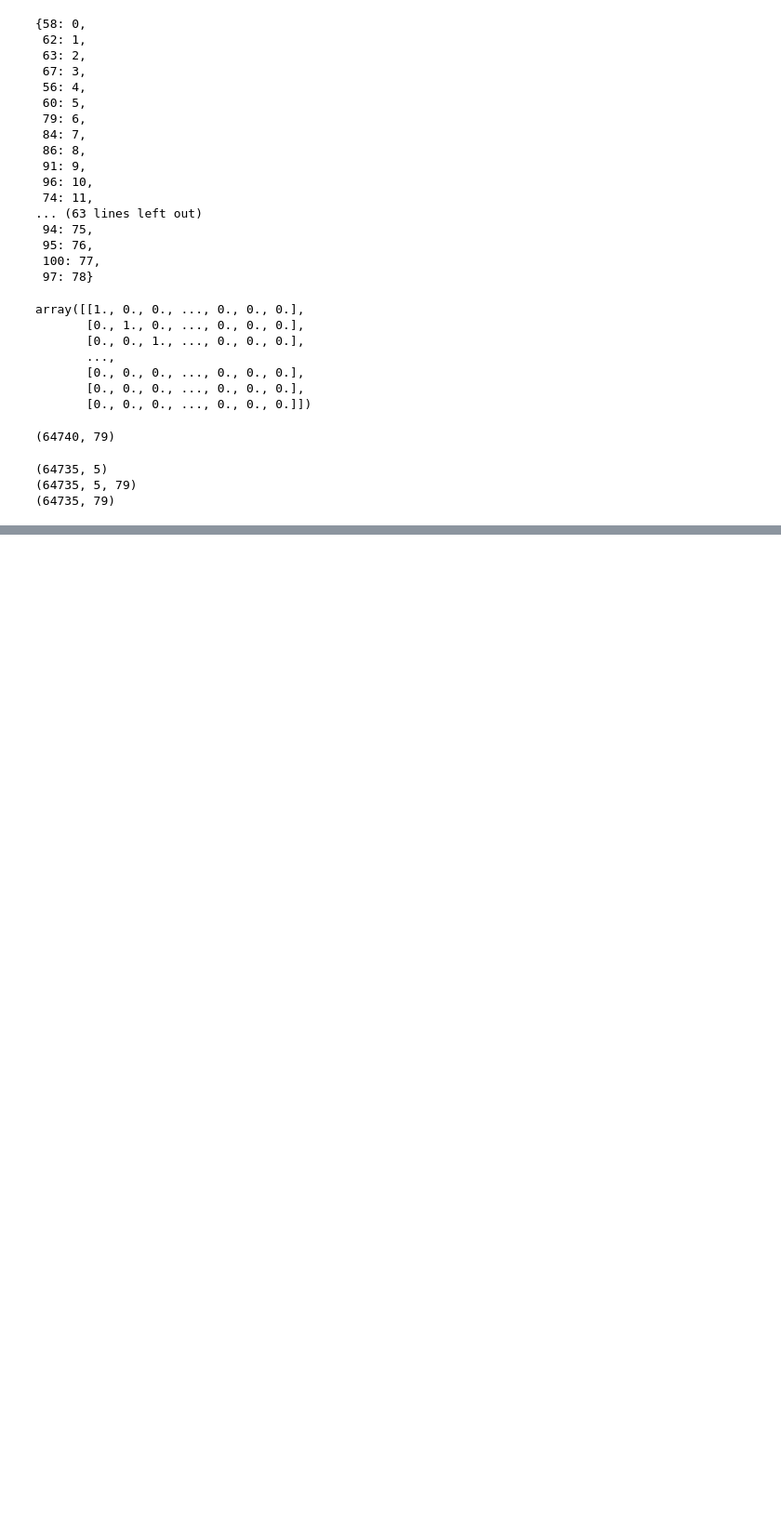
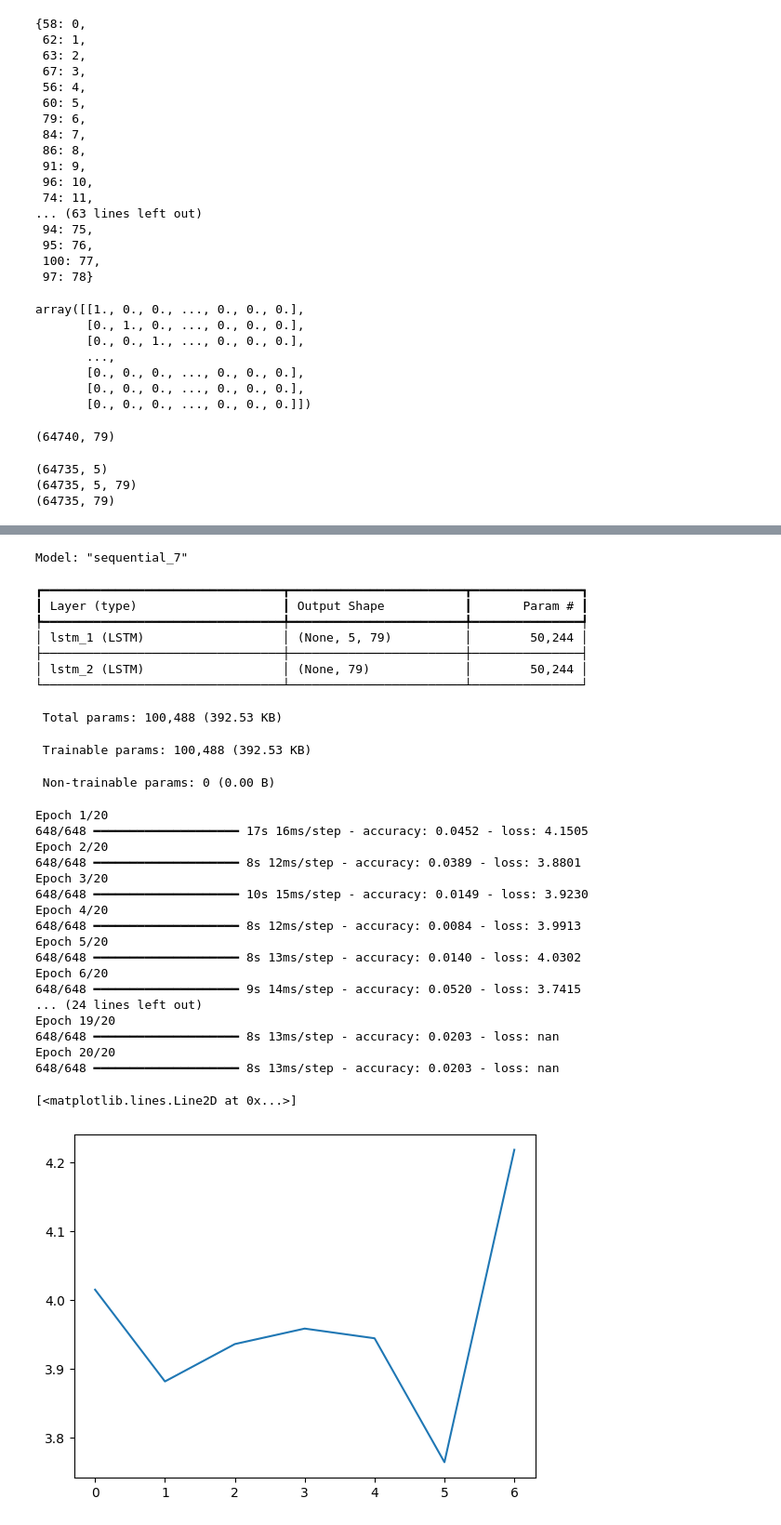
Before and after one commit to Valentin-dB/DD2424-MusicGen, a Jupyter notebook: RNN_VS_LSTM.ipynb, the cells around one changed output, grey strips where cells are left out. Shown at 93% size. Saved outputs shown, nothing was run; the diff lists cells and outputs as text; code cells hidden in the pictures; blank space fills up the shorter version.

```diff
--- a/RNN_VS_LSTM.ipynb
+++ b/RNN_VS_LSTM.ipynb
@@ -244,0 +374,44 @@ Epoch 20/20
+# %%
+model = Sequential()
+dim = len(dict_notes)
+model.add(LSTM(units=dim, input_shape=(5,dim), return_sequences=True))  # First LSTM layer with return_sequences=True
+model.add(LSTM(units=dim))  # Second LSTM layer (no return_sequences=True as it's the last layer)
+model.summary()
+
+model.compile(optimizer='adam', loss='categorical_crossentropy', metrics=['accuracy'])  # Compile the model
+model.fit(training_one_hot, label_one_hot, epochs=20, batch_size=100, class_weight=weights)  # Fit the model
+
+# Print the loss function
+loss = model.history.history['loss']
+plt.plot(range(len(loss)), loss)
+# %% [output]
+Model: "sequential_7"
+┏━━━━━━━━━━━━━━━━━━━━━━━━━━━━━━━━━┳━━━━━━━━━━━━━━━━━━━━━━━━┳━━━━━━━━━━━━━━━┓
+┃ Layer (type)                    ┃ Output Shape           ┃       Param # ┃
+┡━━━━━━━━━━━━━━━━━━━━━━━━━━━━━━━━━╇━━━━━━━━━━━━━━━━━━━━━━━━╇━━━━━━━━━━━━━━━┩
+│ lstm_1 (LSTM)                   │ (None, 5, 79)          │        50,244 │
+├─────────────────────────────────┼────────────────────────┼───────────────┤
+│ lstm_2 (LSTM)                   │ (None, 79)             │        50,244 │
+└─────────────────────────────────┴────────────────────────┴───────────────┘
+ Total params: 100,488 (392.53 KB)
+ Trainable params: 100,488 (392.53 KB)
+ Non-trainable params: 0 (0.00 B)
+Epoch 1/20
+648/648 ━━━━━━━━━━━━━━━━━━━━ 17s 16ms/step - accuracy: 0.0452 - loss: 4.1505
+Epoch 2/20
+648/648 ━━━━━━━━━━━━━━━━━━━━ 8s 12ms/step - accuracy: 0.0389 - loss: 3.8801
+Epoch 3/20
+648/648 ━━━━━━━━━━━━━━━━━━━━ 10s 15ms/step - accuracy: 0.0149 - loss: 3.9230
+Epoch 4/20
+648/648 ━━━━━━━━━━━━━━━━━━━━ 8s 12ms/step - accuracy: 0.0084 - loss: 3.9913
+Epoch 5/20
+648/648 ━━━━━━━━━━━━━━━━━━━━ 8s 13ms/step - accuracy: 0.0140 - loss: 4.0302
+Epoch 6/20
+648/648 ━━━━━━━━━━━━━━━━━━━━ 9s 14ms/step - accuracy: 0.0520 - loss: 3.7415
+... (24 lines left out)
+Epoch 19/20
+648/648 ━━━━━━━━━━━━━━━━━━━━ 8s 13ms/step - accuracy: 0.0203 - loss: nan
+Epoch 20/20
+648/648 ━━━━━━━━━━━━━━━━━━━━ 8s 13ms/step - accuracy: 0.0203 - loss: nan
+[<matplotlib.lines.Line2D at 0x...>]
+[figure, added]
```
Also changed, not shown: parts of 12 cells of this notebook.
